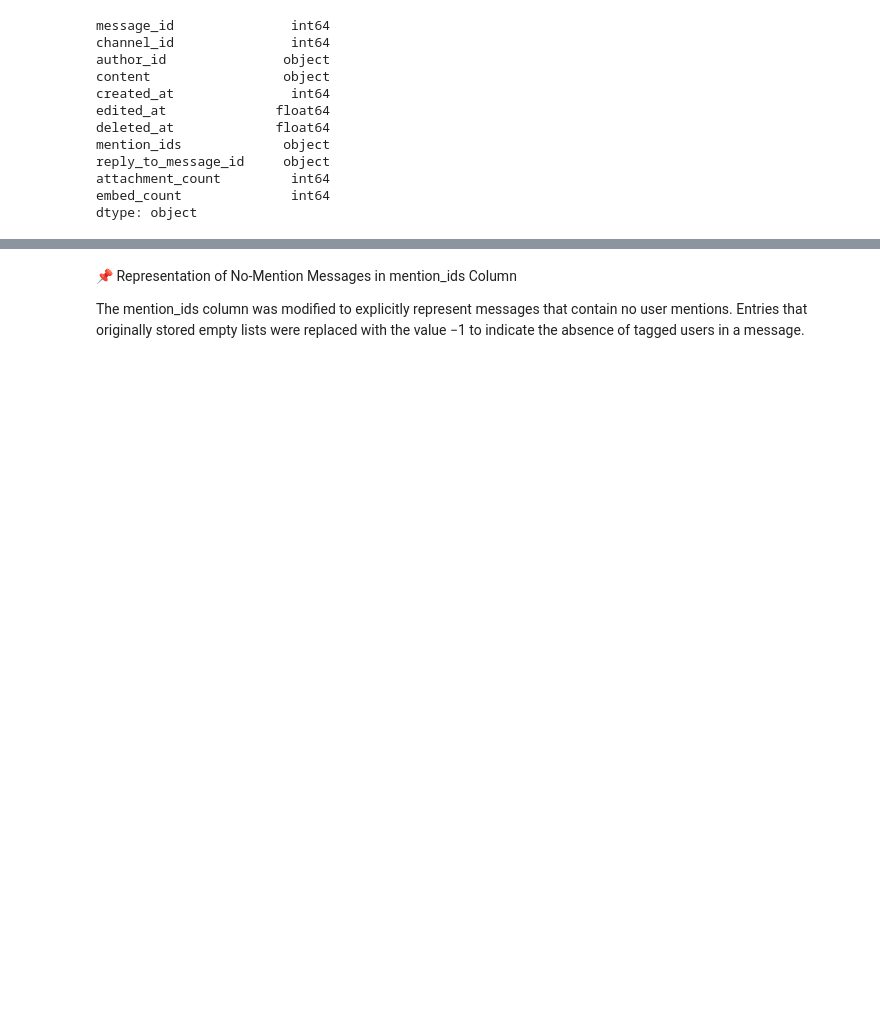
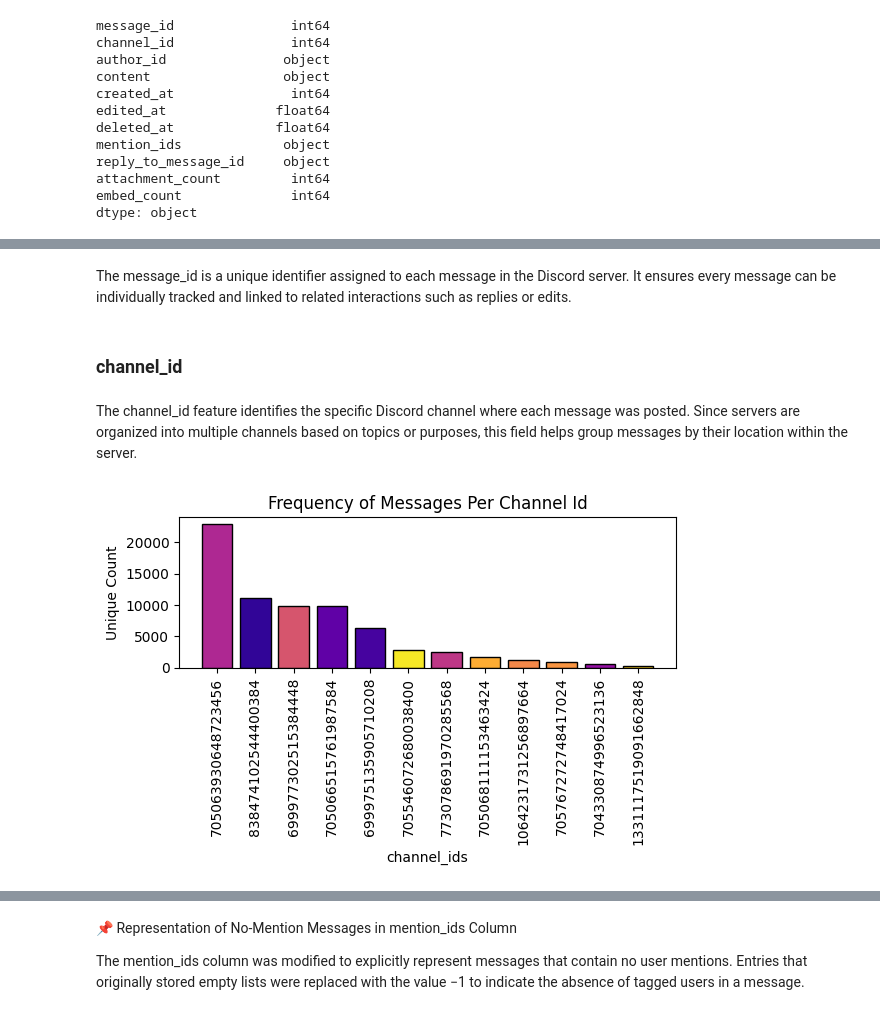
Before and after one commit to Aryan-Kaisth/Discord_Moderation_Bot, a Jupyter notebook: EDA.ipynb, the cells around one changed output, grey strips where cells are left out. Saved outputs shown, nothing was run; the diff lists cells and outputs as text; code cells hidden in the pictures; blank space fills up the shorter version.

```diff
--- a/EDA.ipynb
+++ b/EDA.ipynb
@@ -106,5 +92,11 @@ df.isna().sum().to_frame(name="null_count")
+# %% [markdown]
+The message_id is a unique identifier assigned to each message in the Discord server. It ensures every message can be individually tracked and linked to related interactions such as replies or edits.
 # %%
 # Replacing [] with -1 indicating no mentions in the message
 df["mention_ids"] = df["mention_ids"].apply(
     lambda x: -1 if x == [] else x
 )
+# %% [markdown]
+### channel_id
+# %% [markdown]
+The channel_id feature identifies the specific Discord channel where each message was posted. Since servers are organized into multiple channels based on topics or purposes, this field helps group messages by their location within the server.
@@ -110,0 +110,22 @@ df["mention_ids"] = df["mention_ids"].apply(
+# %%
+top_channel_id = df.channel_id.value_counts().sort_values(ascending=False)
+
+colors = np.random.rand(len(top_channel_id))
+
+fig, ax = plt.subplots(figsize=(6,4))
+ax.bar(
+    top_channel_id.index,
+    top_channel_id.values,
+    color = plt.cm.plasma(colors),
+    edgecolor='black'
+)
+
+ax.set_title('Frequency of Messages Per Channel Id')
+ax.set_xlabel("channel_ids")
+ax.set_ylabel("Unique Count")
+ax.tick_params(axis="x", rotation=90)
+
+plt.tight_layout()
+plt.show()
+# %% [output]
+[figure, added]
```
Also changed, not shown: parts of 27 cells of this notebook.
